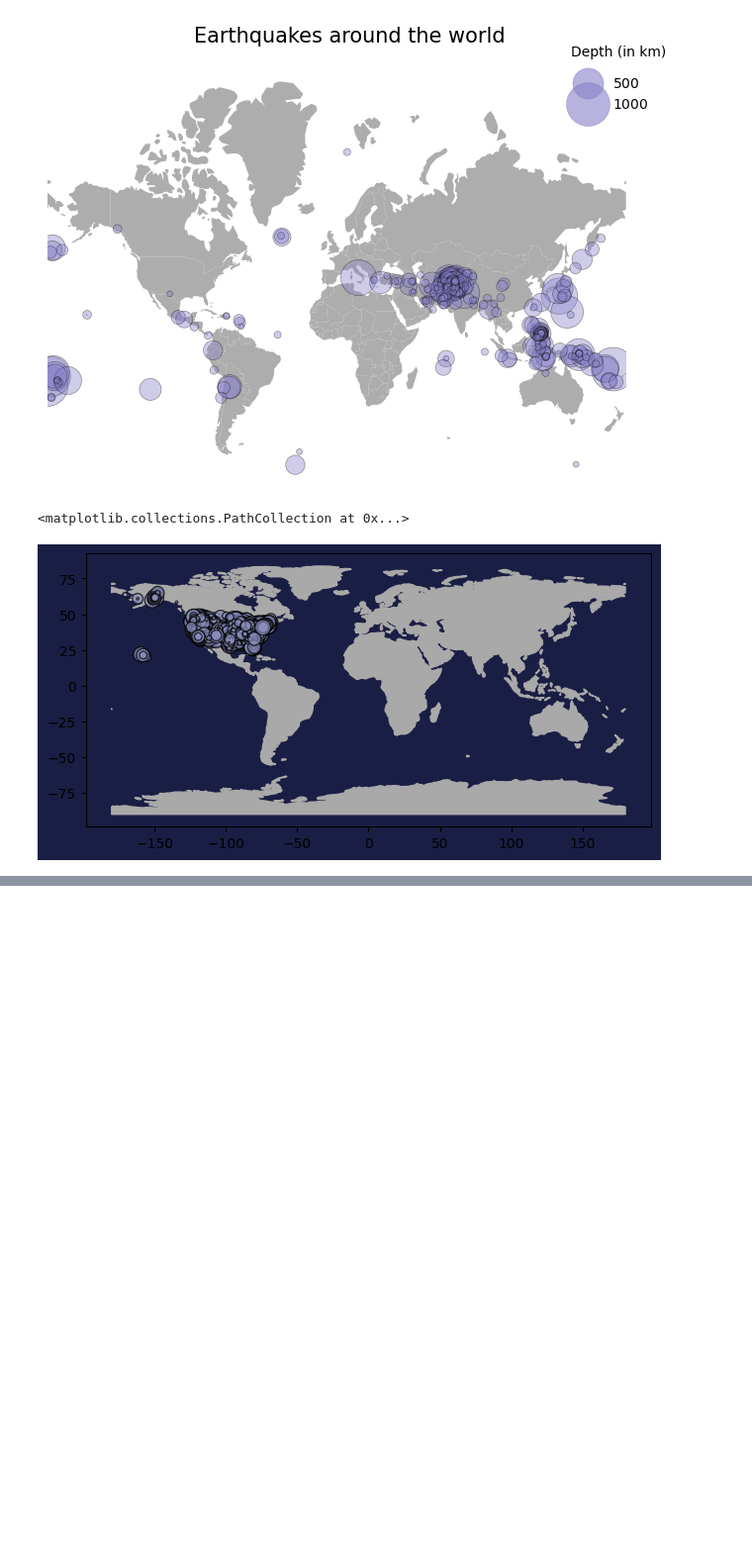
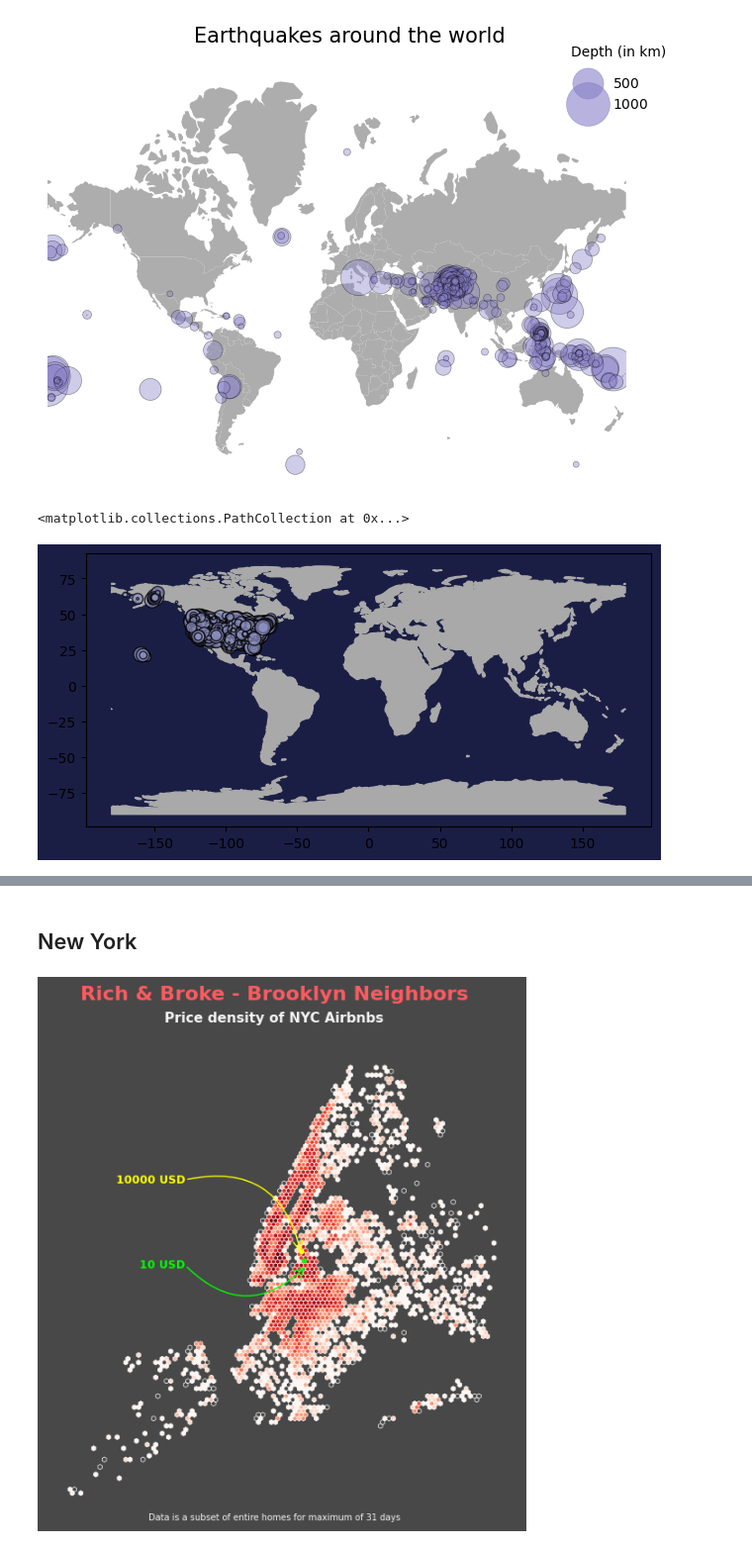
Before and after one commit to babaniyi/Data-visualisation, a Jupyter notebook: notebooks/playground/maps.ipynb, the cells around one changed output, grey strips where cells are left out. Shown at 99% size. Drawn from its saved outputs; the diff is of its cells as text; code cells hidden in the pictures; blank space fills up the shorter version.

```diff
--- a/notebooks/playground/maps.ipynb
+++ b/notebooks/playground/maps.ipynb
@@ -318,0 +480,57 @@ ax.scatter(
+# %% [markdown]
+## New York
+# %%
+url = "https://raw.githubusercontent.com/JosephBARBIERDARNAL/data-matplotlib-journey/refs/heads/main/newyork-airbnb/newyork-airbnb.csv"
+df = pd.read_csv(url)
+
+entire_home=df[(df["room_type"]=="Entire home/apt") & (df["price"] > 0) & (df["minimum_nights"] <= 31)]
+max_price=entire_home[(entire_home["price"]==entire_home["price"].max()) & (entire_home["neighbourhood"].isin(["Greenpoint"]))]
+min_price=entire_home[(entire_home["price"]==entire_home["price"].min()) & (entire_home["neighbourhood"].isin(["Greenpoint"]))]
+
+fig, ax = plt.subplots(figsize=(6.8, 6.8))
+
+ax.hexbin(entire_home['longitude'], entire_home['latitude'], C=entire_home["price"]<200, reduce_C_function=np.sum,
+             cmap="Reds", bins="log", gridsize=100, mincnt=1, edgecolor="#ffffff", lw=0.5)
+
+ax.scatter(max_price['longitude'], max_price['latitude'], s=10, c="yellow", zorder=10)
+ax.scatter(min_price['longitude'], min_price['latitude'], s=10, c="lime", zorder=10)
+
+ax_arrow(
+    tail_position=[-74.1, 40.72],
+    head_position=[-73.95, 40.72],
+    color="lime",
+    fill_head=False,
+    width=1,
+    radius=0.5,
+    ax=ax,
+)
+
+ax.text(-74.1, 40.72, "10 USD", size=9, weight="bold", color="lime", va="center", ha="right")
+
+ax_arrow(
+    tail_position=[-74.1, 40.8],
+    head_position=[-73.957, 40.73],
+    color="yellow",
+    fill_head=False,
+    width=1,
+    radius=-0.5,
+    ax=ax,
+)
+
+ax.text(-74.1, 40.8, "10000 USD", size=9, weight="bold", color="yellow", va="center", ha="right")
+
+ax.set_xticks([])
+ax.set_yticks([])
+
+ax.spines[["top", "bottom", "left", "right"]].set_visible(False)
+
+fig.suptitle("Rich & Broke - Brooklyn Neighbors", size=16, weight="bold", color="#FF5A5F")
+fig.text(0.5, 0.92, "Price density of NYC Airbnbs", size=11, weight="bold", color="#F4F4F4FF", ha="center")
+fig.text(0.5, 0.1, "Data is a subset of entire homes for maximum of 31 days", size=7, color="#F4F4F4FF", ha="center")
+
+ax.set_facecolor("#484848")
+fig.set_facecolor("#484848")
+
+plt.show()
+# %% [output]
+[figure, added]
```
Also changed, not shown: parts of 7 cells of this notebook.
